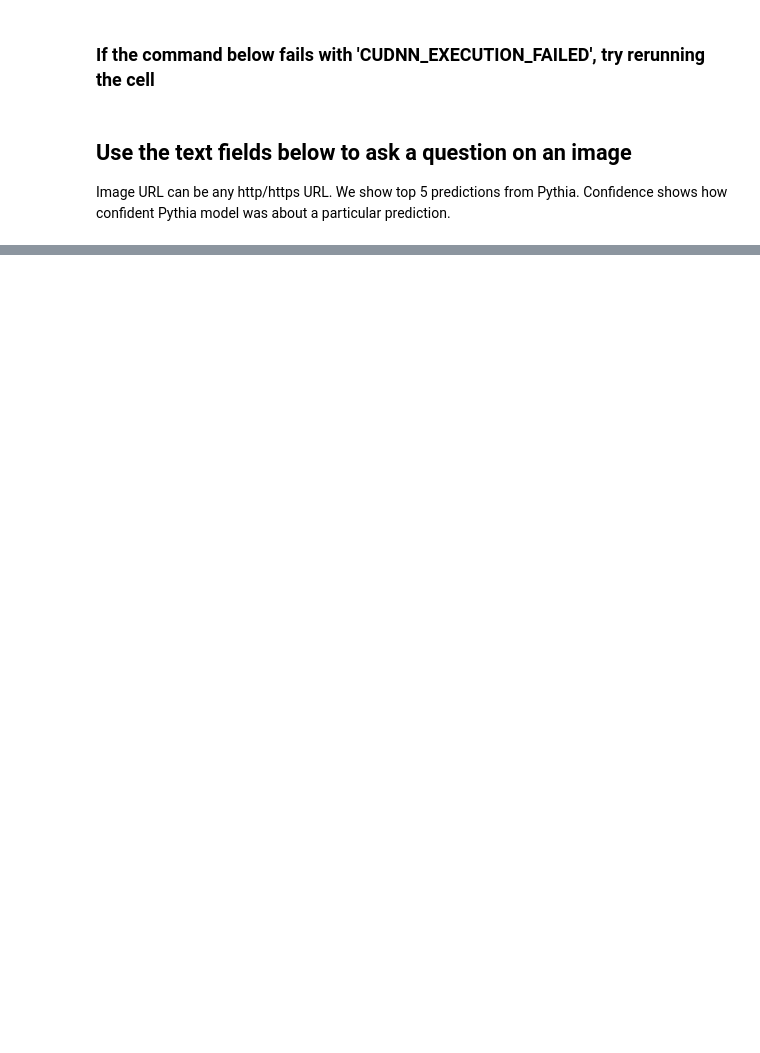
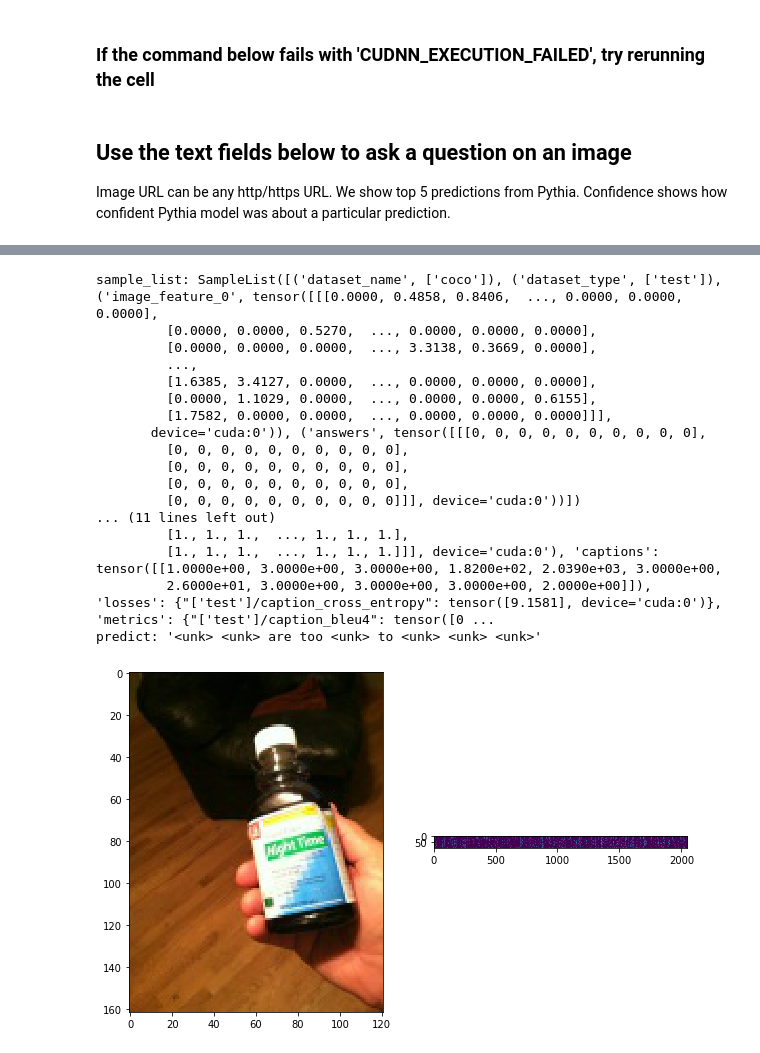
Before and after one commit to HwangJohn/pythia, a Jupyter notebook: pythia_captioning_demo.ipynb, the cells around one changed output, grey strips where cells are left out. Cells and saved outputs as stored; diff of their text form; code cells hidden in the pictures; blank space fills up the shorter version.

```diff
--- a/pythia_captioning_demo.ipynb
+++ b/pythia_captioning_demo.ipynb
@@ -387,0 +489,21 @@ a giraffe and two zebras walking down a road
+# %%
+inference_test("VizWiz_val_00000001")
+# %% [output]
+sample_list: SampleList([('dataset_name', ['coco']), ('dataset_type', ['test']), ('image_feature_0', tensor([[[0.0000, 0.4858, 0.8406,  ..., 0.0000, 0.0000, 0.0000],
+         [0.0000, 0.0000, 0.5270,  ..., 0.0000, 0.0000, 0.0000],
+         [0.0000, 0.0000, 0.0000,  ..., 3.3138, 0.3669, 0.0000],
+         ...,
+         [1.6385, 3.4127, 0.0000,  ..., 0.0000, 0.0000, 0.0000],
+         [0.0000, 1.1029, 0.0000,  ..., 0.0000, 0.0000, 0.6155],
+         [1.7582, 0.0000, 0.0000,  ..., 0.0000, 0.0000, 0.0000]]],
+       device='cuda:0')), ('answers', tensor([[[0, 0, 0, 0, 0, 0, 0, 0, 0, 0],
+         [0, 0, 0, 0, 0, 0, 0, 0, 0, 0],
+         [0, 0, 0, 0, 0, 0, 0, 0, 0, 0],
+         [0, 0, 0, 0, 0, 0, 0, 0, 0, 0],
+         [0, 0, 0, 0, 0, 0, 0, 0, 0, 0]]], device='cuda:0'))])
+... (11 lines left out)
+         [1., 1., 1.,  ..., 1., 1., 1.],
+         [1., 1., 1.,  ..., 1., 1., 1.]]], device='cuda:0'), 'captions': tensor([[1.0000e+00, 3.0000e+00, 3.0000e+00, 1.8200e+02, 2.0390e+03, 3.0000e+00,
+         2.6000e+01, 3.0000e+00, 3.0000e+00, 3.0000e+00, 2.0000e+00]]), 'losses': {"['test']/caption_cross_entropy": tensor([9.1581], device='cuda:0')}, 'metrics': {"['test']/caption_bleu4": tensor([0 ...
+predict: '<unk> <unk> are too <unk> to <unk> <unk> <unk>'
+[figure, added]
```
Also changed, not shown: parts of 26 cells of this notebook, 7 other files.
